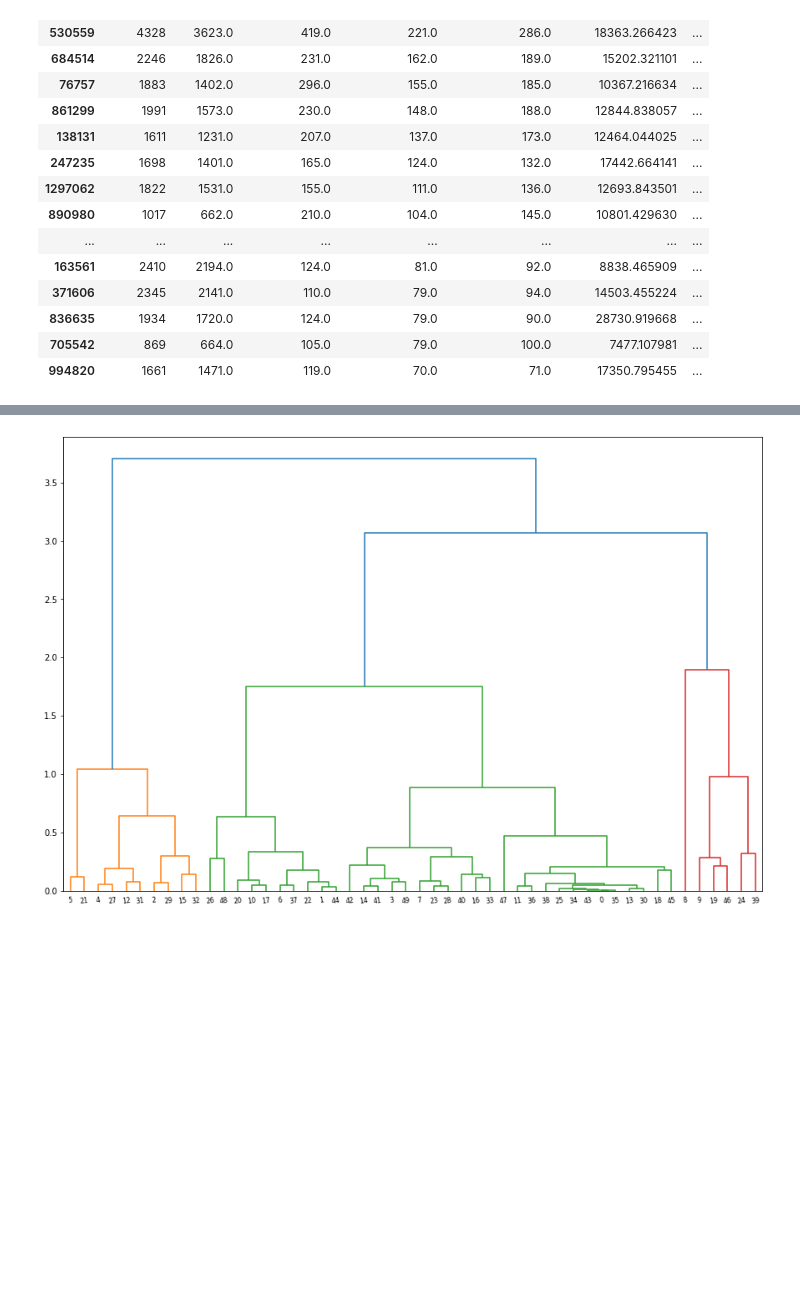
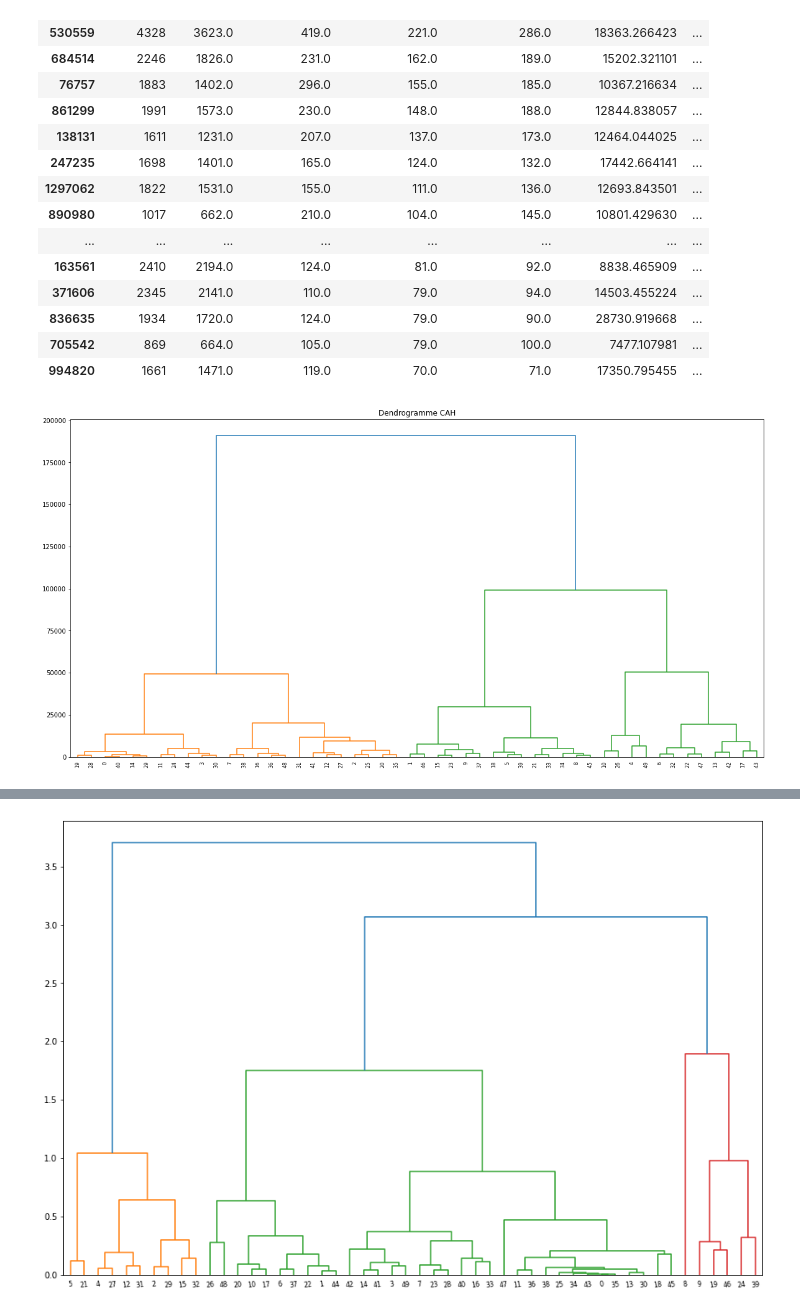
Before and after one commit to soopajot/eCommerce_Customer_Behavior, a Jupyter notebook: test.ipynb, the cells around one changed output, grey strips where cells are left out. Drawn from its saved outputs; the diff is of its cells as text; code cells hidden in the pictures; blank space fills up the shorter version.

Commit message:
ajout clustering

```diff
--- a/test.ipynb
+++ b/test.ipynb
@@ -201,3 +201,16 @@ stats.head(20)
 | 836635 | 1934 | 1720.0 | 124.0 | 79.0 | 90.0 | 28730.919668 | ... |
 | 705542 | 869 | 664.0 | 105.0 | 79.0 | 100.0 | 7477.107981 | ... |
 | 994820 | 1661 | 1471.0 | 119.0 | 70.0 | 71.0 | 17350.795455 | ... |
+# %%
+# CLUSTERING - TEST SOO
+# 1. KMEANS PAR 50
+k1 = KMeans(n_clusters=50).fit(stats)
+
+# 2. DENDROGRAMME TO GET OPTIMAL N_CLUSTER
+plt.figure(figsize=(20, 10))
+Z = linkage(k1.cluster_centers_, method='ward', metric='euclidean')
+plt.title("Dendrogramme CAH")
+dendrogram(Z, leaf_rotation=90.)
+plt.show()
+# %% [output]
+[figure, added]
```
Also changed, not shown: parts of 4 cells of this notebook.
